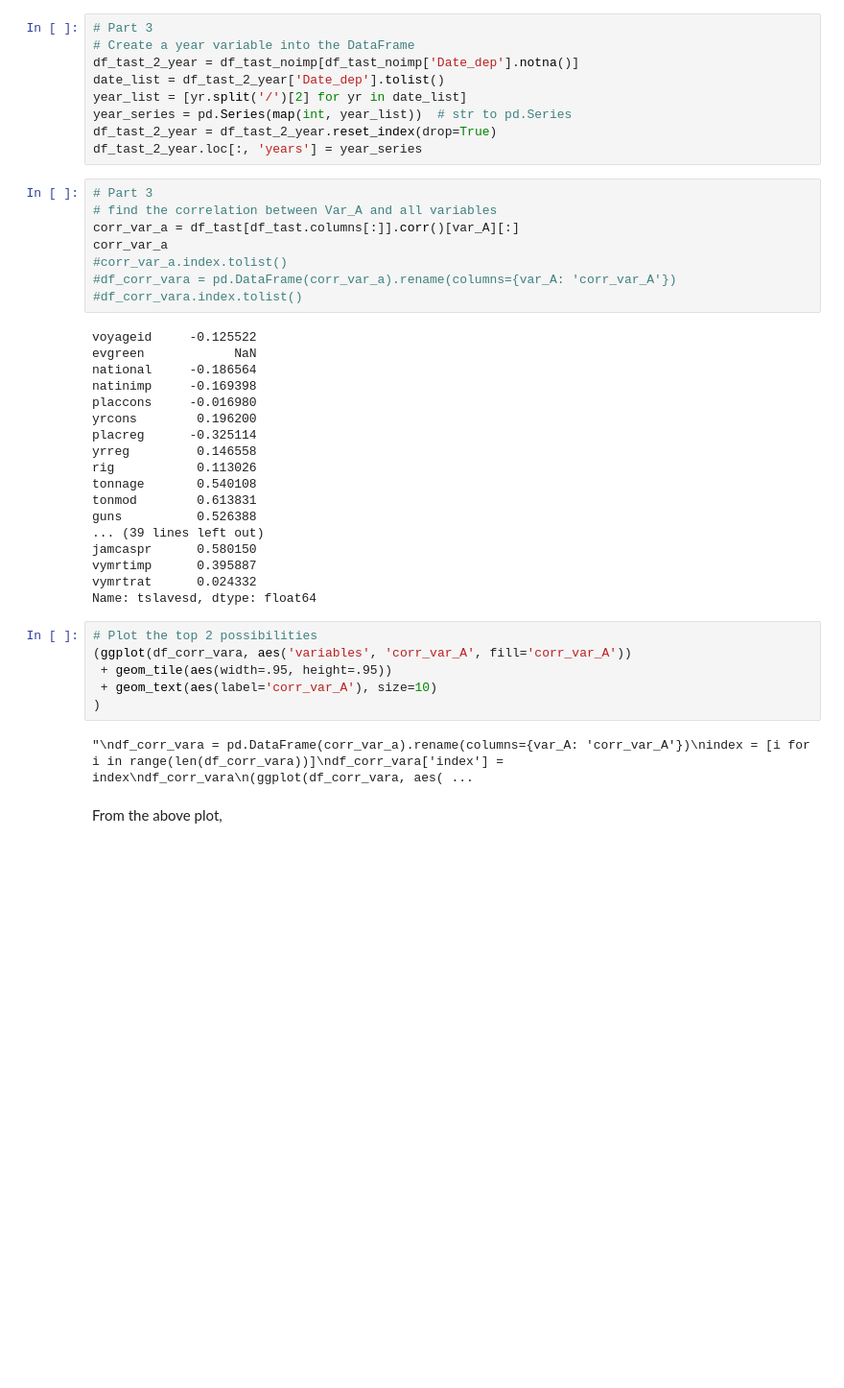
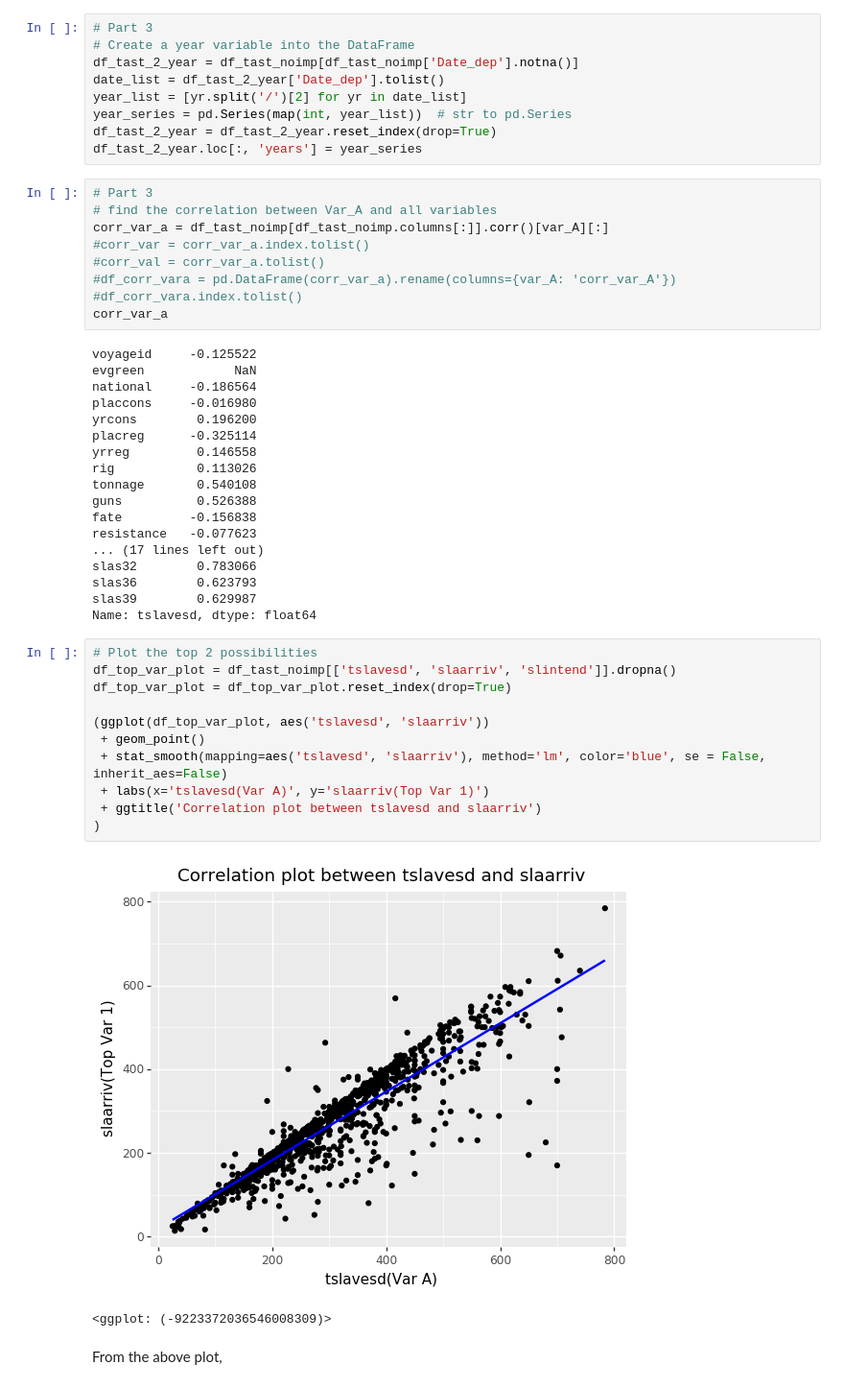
Before and after one commit to Chenghan-Sun/DS-Projects, a Jupyter notebook: 220_midterm/midterm.ipynb, the cells around one changed output. Shown at 96% size. Cells and saved outputs as stored; diff of their text form; blank space fills up the shorter version.

Commit message:
add correlation plot

```diff
--- a/220_midterm/midterm.ipynb
+++ b/220_midterm/midterm.ipynb
@@ -218,37 +218,44 @@ df_tast_2_year.loc[:, 'years'] = year_series
 # %%
 # Part 3
 # find the correlation between Var_A and all variables
-corr_var_a = df_tast[df_tast.columns[:]].corr()[var_A][:]
-corr_var_a
-#corr_var_a.index.tolist()
+corr_var_a = df_tast_noimp[df_tast_noimp.columns[:]].corr()[var_A][:]
+#corr_var = corr_var_a.index.tolist()
+#corr_val = corr_var_a.tolist()
 #df_corr_vara = pd.DataFrame(corr_var_a).rename(columns={var_A: 'corr_var_A'})
 #df_corr_vara.index.tolist()
+corr_var_a
 # %% [output]
 voyageid     -0.125522
 evgreen            NaN
 national     -0.186564
-natinimp     -0.169398
 placcons     -0.016980
 yrcons        0.196200
 placreg      -0.325114
 yrreg         0.146558
 rig           0.113026
 tonnage       0.540108
-tonmod        0.613831
 guns          0.526388
-... (39 lines left out)
-jamcaspr      0.580150
-vymrtimp      0.395887
-vymrtrat      0.024332
+fate         -0.156838
+resistance   -0.077623
+... (17 lines left out)
+slas32        0.783066
+slas36        0.623793
+slas39        0.629987
 Name: tslavesd, dtype: float64
-# %%
-# Plot the top 2 possibilities
-(ggplot(df_corr_vara, aes('variables', 'corr_var_A', fill='corr_var_A'))
- + geom_tile(aes(width=.95, height=.95))
- + geom_text(aes(label='corr_var_A'), size=10)
-)
-# %% [output]
-"\ndf_corr_vara = pd.DataFrame(corr_var_a).rename(columns={var_A: 'corr_var_A'})\nindex = [i for i in range(len(df_corr_vara))]\ndf_corr_vara['index'] = index\ndf_corr_vara\n(ggplot(df_corr_vara, aes( ...
+# %%
+# Plot the top 2 possibilities
+df_top_var_plot = df_tast_noimp[['tslavesd', 'slaarriv', 'slintend']].dropna()
+df_top_var_plot = df_top_var_plot.reset_index(drop=True)
+
+(ggplot(df_top_var_plot, aes('tslavesd', 'slaarriv'))
+ + geom_point()
+ + stat_smooth(mapping=aes('tslavesd', 'slaarriv'), method='lm', color='blue', se = False, inherit_aes=False)
+ + labs(x='tslavesd(Var A)', y='slaarriv(Top Var 1)')
+ + ggtitle('Correlation plot between tslavesd and slaarriv')
+)
+# %% [output]
+[figure, added]
+<ggplot: (-9223372036546008309)>
 # %% [markdown]
 From the above plot,
 # %% [markdown]
```
Also changed, not shown: parts of 2 cells of this notebook.
